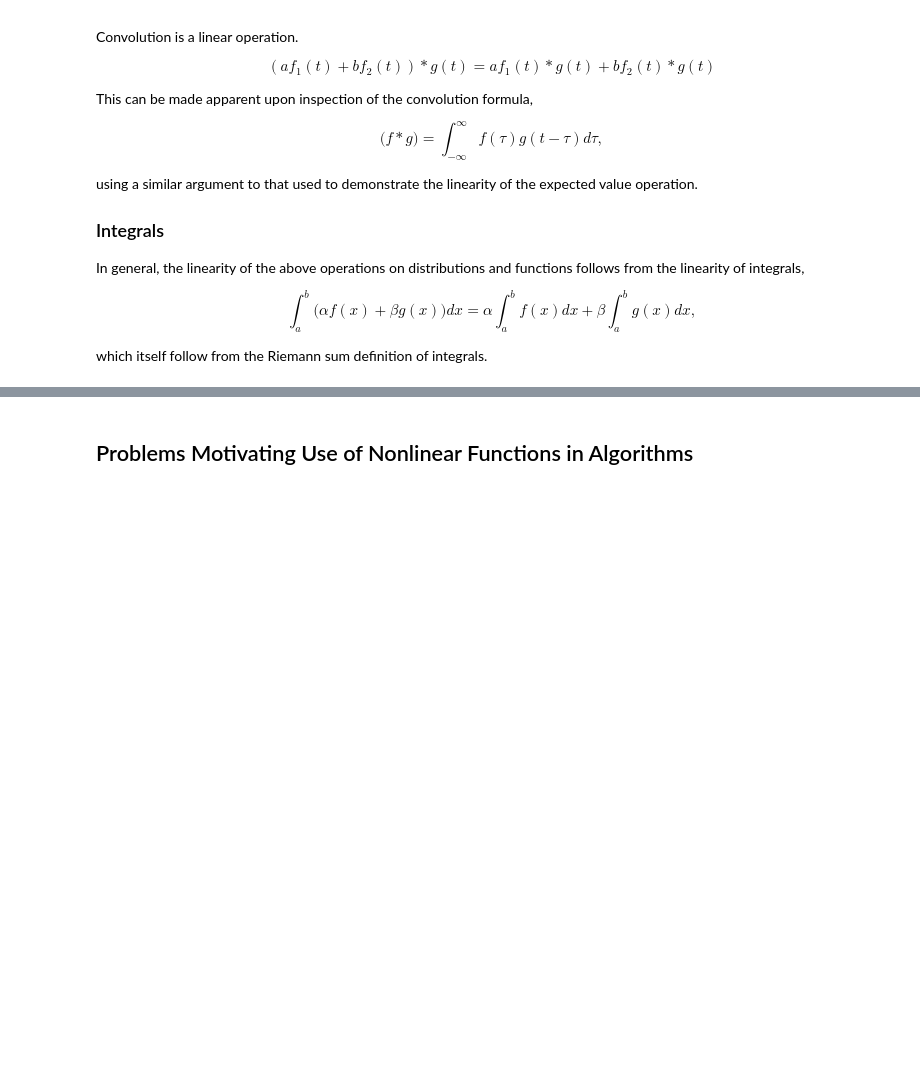
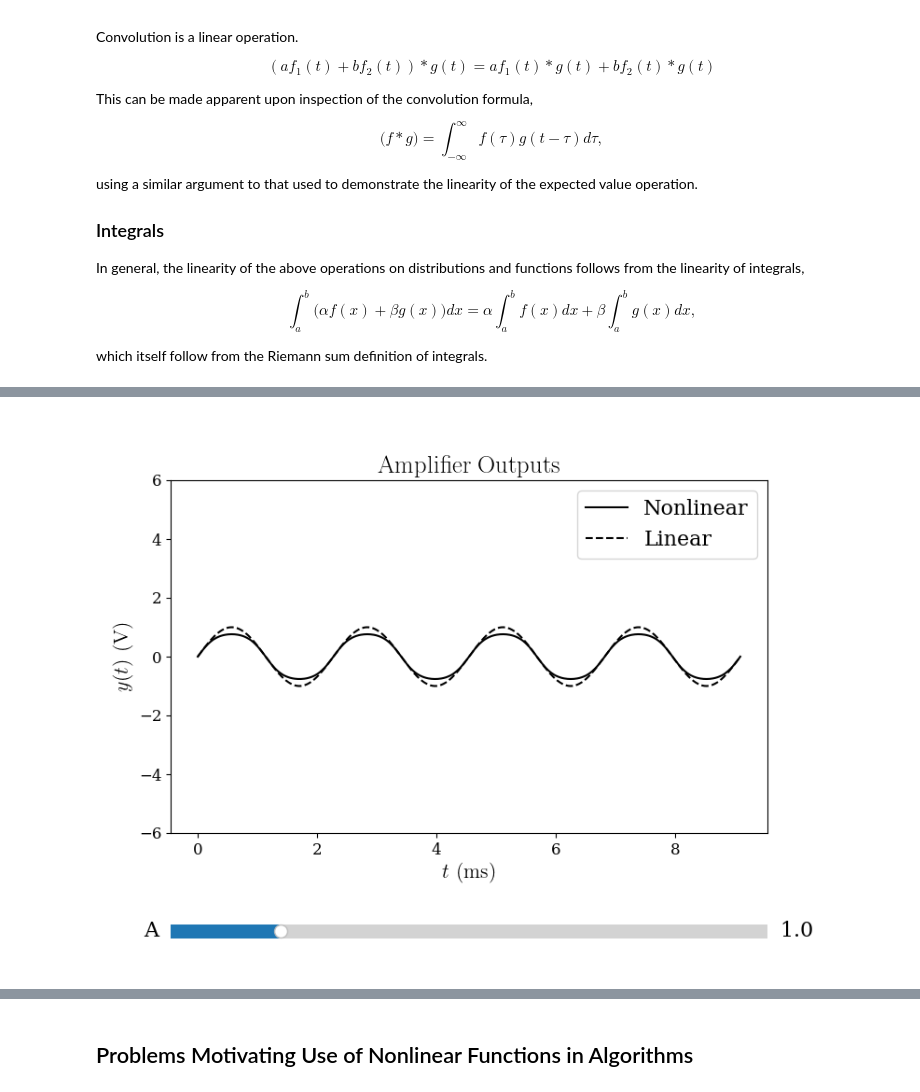
Before and after one commit to ruc-practical-ai/fall-2024-class-01, a Jupyter notebook: notebooks/05_linear_and_nonlinear_functions.ipynb, the cells around one changed output, grey strips where cells are left out. Cells and saved outputs as stored; diff of their text form; code cells hidden in the pictures; blank space fills up the shorter version.

```diff
--- a/notebooks/05_linear_and_nonlinear_functions.ipynb
+++ b/notebooks/05_linear_and_nonlinear_functions.ipynb
@@ -310,0 +353,11 @@ We will take a look at some example nonlinear functions
+# %%
+from circuit_demos import AmplifierDemo
+
+time_seconds = np.linspace(0, 4 / 440, 500)
+frequency_hz = 440
+input_signal = np.sin(2 * np.pi * frequency_hz * time_seconds)
+
+amplifier_demo = AmplifierDemo(amplitude_init=1)
+amplifier_demo.instantiate_plot(time_seconds, input_signal)
+# %% [output]
+[figure, added]
```
Also changed, not shown: parts of 15 cells of this notebook, 7 other files.
